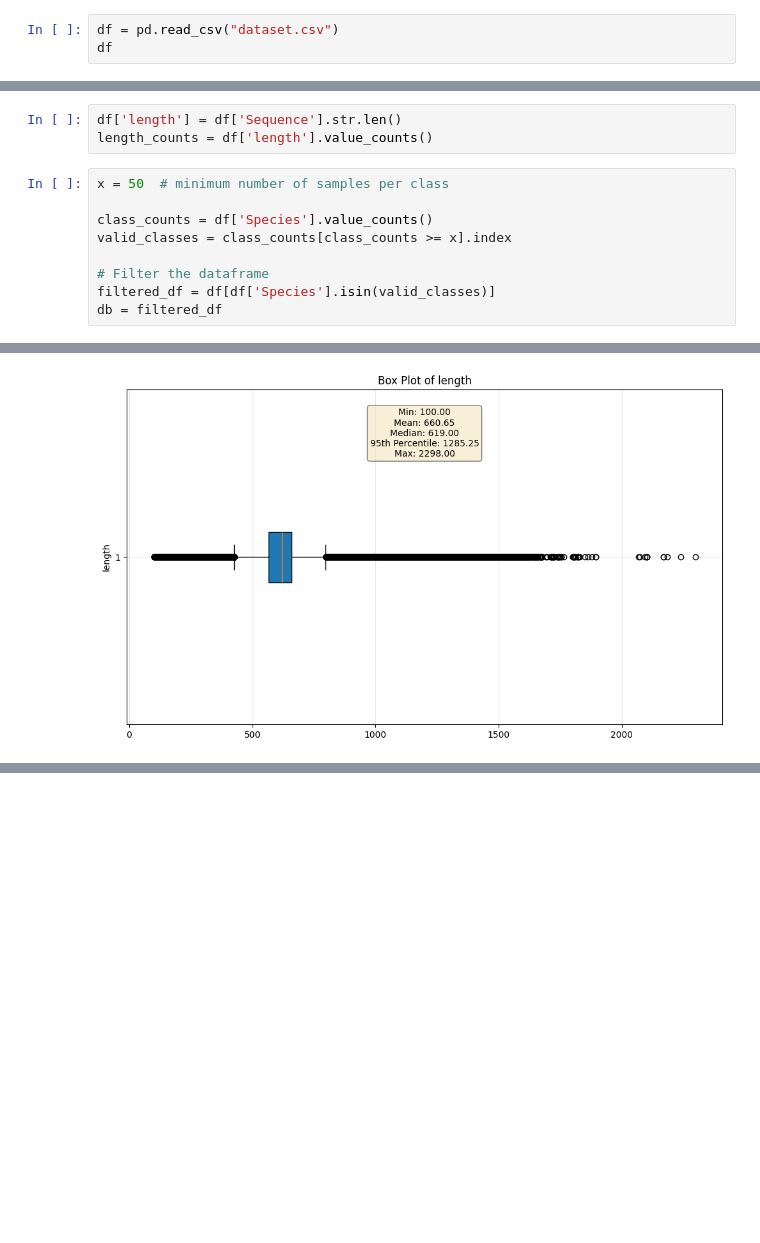
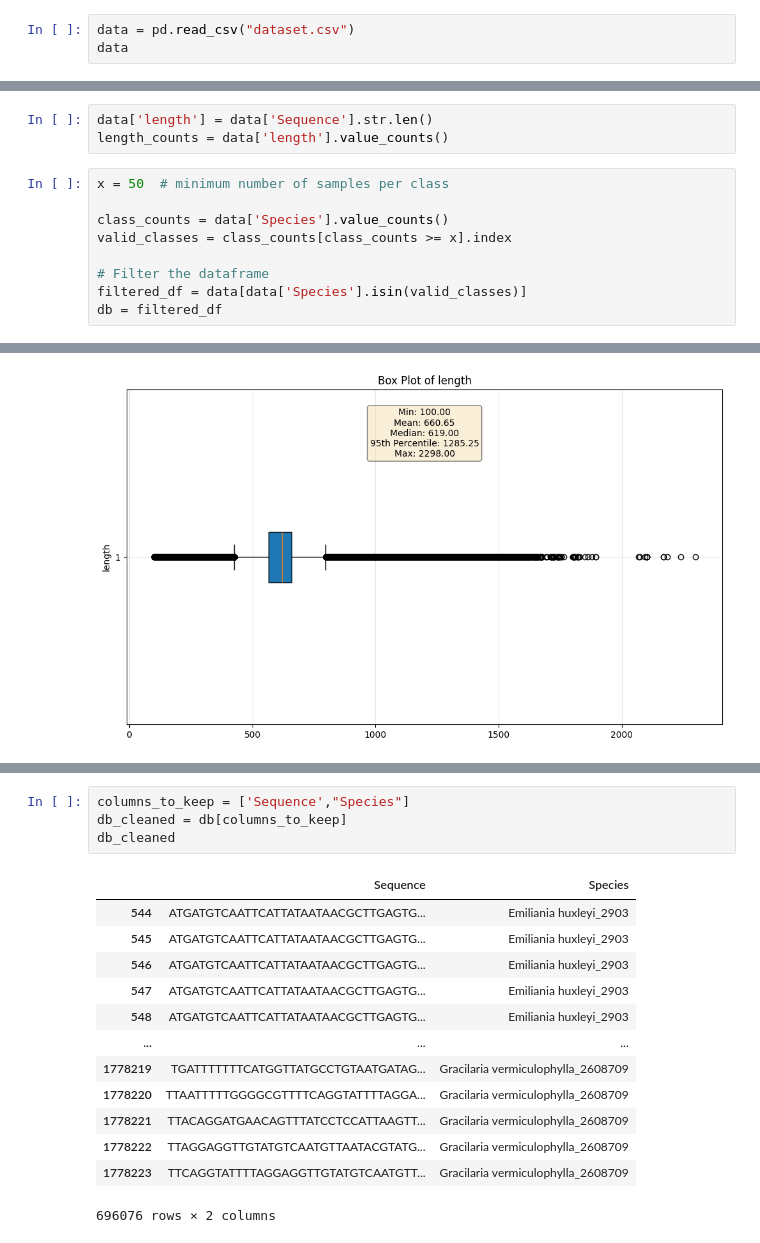
Before and after one commit to NeoMakesGames/Taxi, a Jupyter notebook: data/data.ipynb, the cells around one changed output, grey strips where cells are left out. Saved outputs shown, nothing was run; the diff lists cells and outputs as text; blank space fills up the shorter version.

Commit message:
Preparacion de datos para el modelo. Eliminar columnas inecesarias, sacar los nombres de la columna especies y separar los datos para el modelo

```diff
--- a/data/data.ipynb
+++ b/data/data.ipynb
@@ -5,6 +6,6 @@ import numpy as np
 # %%
-df = pd.read_csv("dataset.csv")
-df
+data = pd.read_csv("dataset.csv")
+data
 # %% [output]
 |  | Header | Sequence | Kingdom | Phylum | Class | Order | Family | Genus | Species |
 | 0 | >MG559732.1.<1.>690 | GATATTGGTACTTTATATTTAATATTCGCAGGG... | Eukaryota_2759 | Discosea_555280 | Flabellinia_1485085 | order_Vannellidae_95227 | Vannellidae_95227 | Clydonella_218657 | Clydonella sawyeri_2201168 |
@@ -30,16 +31,16 @@ print(len(taxonomy_types))
  'Stylonema alsidii_35155' 'Tsunamia transpacifica_1935457']
 235083
 # %%
-df['length'] = df['Sequence'].str.len()
-length_counts = df['length'].value_counts()
+data['length'] = data['Sequence'].str.len()
+length_counts = data['length'].value_counts()
 # %%
 x = 50  # minimum number of samples per class
 
-class_counts = df['Species'].value_counts()
+class_counts = data['Species'].value_counts()
 valid_classes = class_counts[class_counts >= x].index
 
 # Filter the dataframe
-filtered_df = df[df['Species'].isin(valid_classes)]
+filtered_df = data[data['Species'].isin(valid_classes)]
 db = filtered_df
 # %%
 column_name = 'length'
@@ -81,0 +102,18 @@ plt.show()
+# %%
+columns_to_keep = ['Sequence',"Species"]
+db_cleaned = db[columns_to_keep]
+db_cleaned
+# %% [output]
+|  | Sequence | Species |
+| 544 | ATGATGTCAATTCATTATAATAACGCTTGAGTG... | Emiliania huxleyi_2903 |
+| 545 | ATGATGTCAATTCATTATAATAACGCTTGAGTG... | Emiliania huxleyi_2903 |
+| 546 | ATGATGTCAATTCATTATAATAACGCTTGAGTG... | Emiliania huxleyi_2903 |
+| 547 | ATGATGTCAATTCATTATAATAACGCTTGAGTG... | Emiliania huxleyi_2903 |
+| 548 | ATGATGTCAATTCATTATAATAACGCTTGAGTG... | Emiliania huxleyi_2903 |
+| ... | ... | ... |
+| 1778219 | TGATTTTTTTCATGGTTATGCCTGTAATGATAG... | Gracilaria vermiculophylla_2608709 |
+| 1778220 | TTAATTTTTGGGGCGTTTTCAGGTATTTTAGGA... | Gracilaria vermiculophylla_2608709 |
+| 1778221 | TTACAGGATGAACAGTTTATCCTCCATTAAGTT... | Gracilaria vermiculophylla_2608709 |
+| 1778222 | TTAGGAGGTTGTATGTCAATGTTAATACGTATG... | Gracilaria vermiculophylla_2608709 |
+| 1778223 | TTCAGGTATTTTAGGAGGTTGTATGTCAATGTT... | Gracilaria vermiculophylla_2608709 |
+696076 rows × 2 columns
```
Also changed, not shown: parts of 7 cells of this notebook.
